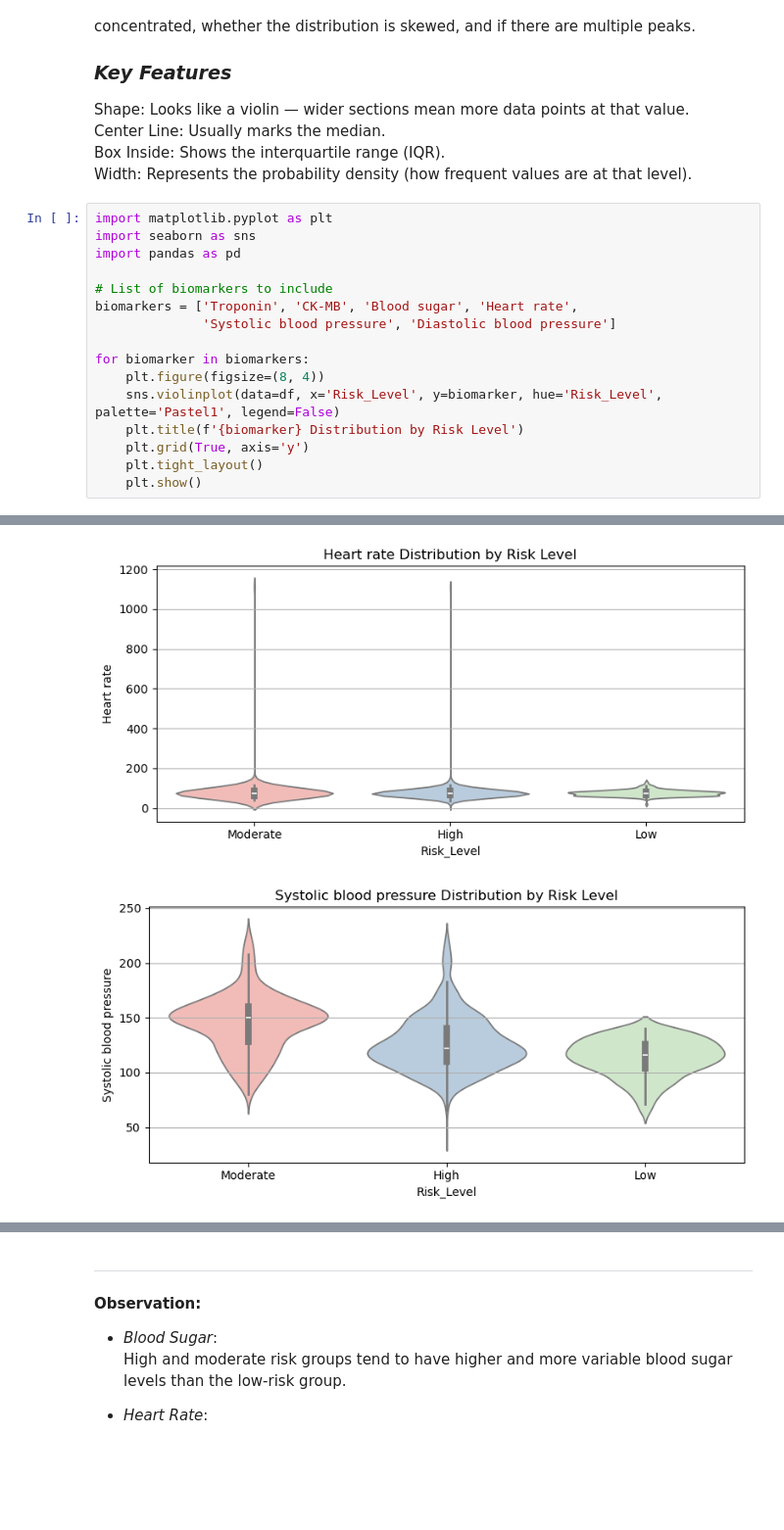
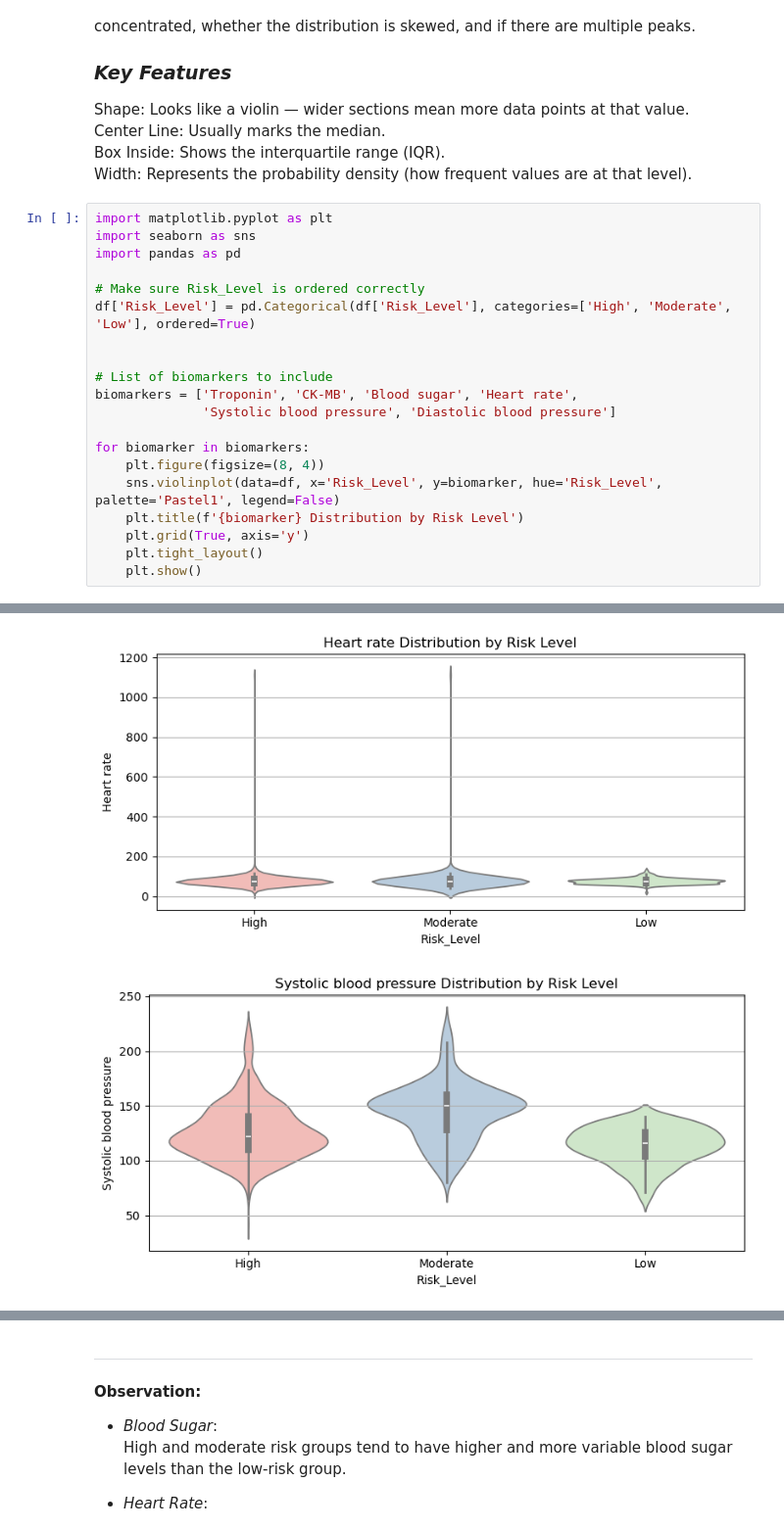
Before and after one commit to Christine-97/Data_Analysis_Project-Heart_Attack_Risk_Levels, a Jupyter notebook: step-by-step-data-analysis-plan.ipynb, the cells around one changed output, grey strips where cells are left out. Shown at 98% size. Saved outputs shown, nothing was run; the diff lists cells and outputs as text; blank space fills up the shorter version.

```diff
--- a/step-by-step-data-analysis-plan.ipynb
+++ b/step-by-step-data-analysis-plan.ipynb
@@ -284,6 +284,10 @@ Width: Represents the probability density (how frequent values are at that level
 import matplotlib.pyplot as plt
 import seaborn as sns
 import pandas as pd
+
+# Make sure Risk_Level is ordered correctly
+df['Risk_Level'] = pd.Categorical(df['Risk_Level'], categories=['High', 'Moderate', 'Low'], ordered=True)
+
 
 # List of biomarkers to include
 biomarkers = ['Troponin', 'CK-MB', 'Blood sugar', 'Heart rate',
@@ -303,2 +307,2 @@ for biomarker in biomarkers:
-[figure, old version]
+[figure, new version]
-[figure, old version]
+[figure, new version]
```
Also changed, not shown: parts of 6 cells of this notebook.
